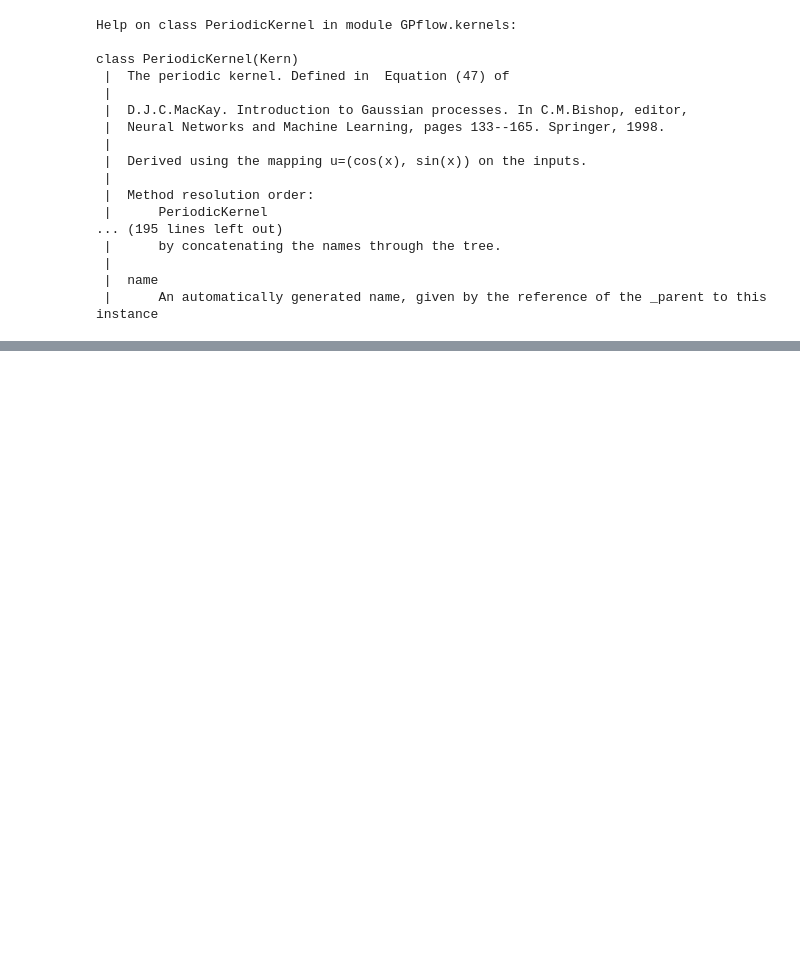
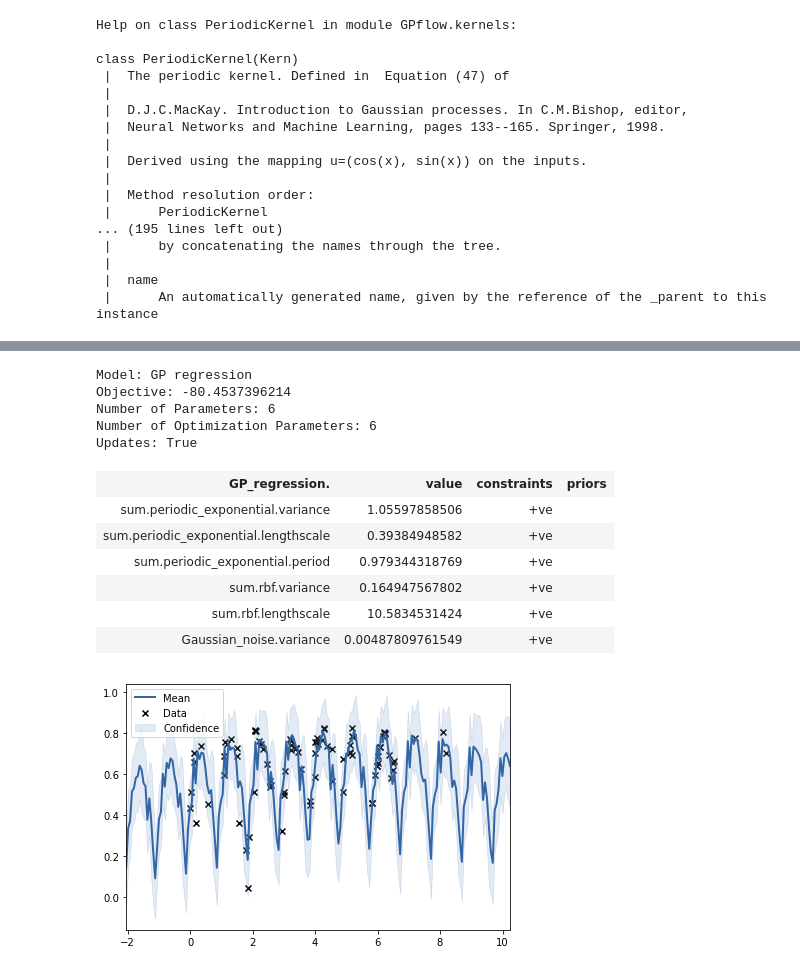
Before and after one commit to edd3x/Sat_im, a Jupyter notebook: Pete-Hackday-notebook.ipynb, the cells around one changed output, grey strips where cells are left out. Cells and saved outputs as stored; diff of their text form; code cells hidden in the pictures; blank space fills up the shorter version.

```diff
--- a/Pete-Hackday-notebook.ipynb
+++ b/Pete-Hackday-notebook.ipynb
@@ -177,0 +227,18 @@ class PeriodicKernel(Kern)
+# %%
+from IPython.display import display
+display(m)
+fig = m.plot()
+# %% [output]
+Model: GP regression
+Objective: -80.4537396214
+Number of Parameters: 6
+Number of Optimization Parameters: 6
+Updates: True
+| GP_regression. | value | constraints | priors |
+| sum.periodic_exponential.variance | 1.05597858506 | +ve |  |
+| sum.periodic_exponential.lengthscale | 0.39384948582 | +ve |  |
+| sum.periodic_exponential.period | 0.979344318769 | +ve |  |
+| sum.rbf.variance | 0.164947567802 | +ve |  |
+| sum.rbf.lengthscale | 10.5834531424 | +ve |  |
+| Gaussian_noise.variance | 0.00487809761549 | +ve |  |
+[figure, added]
```
Also changed, not shown: parts of 8 cells of this notebook.
